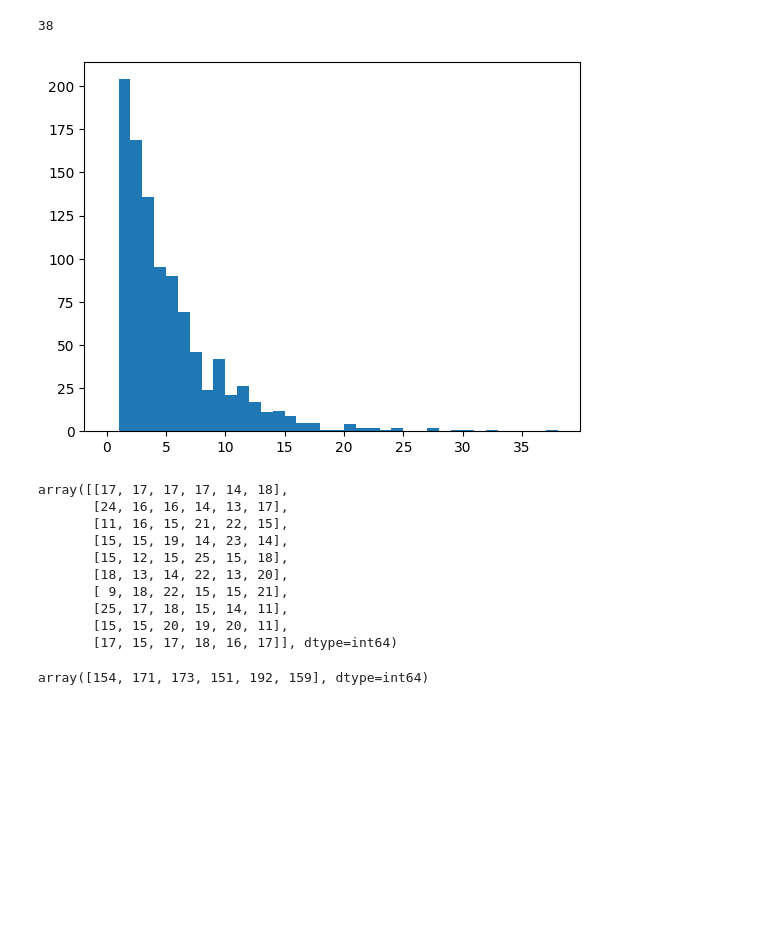
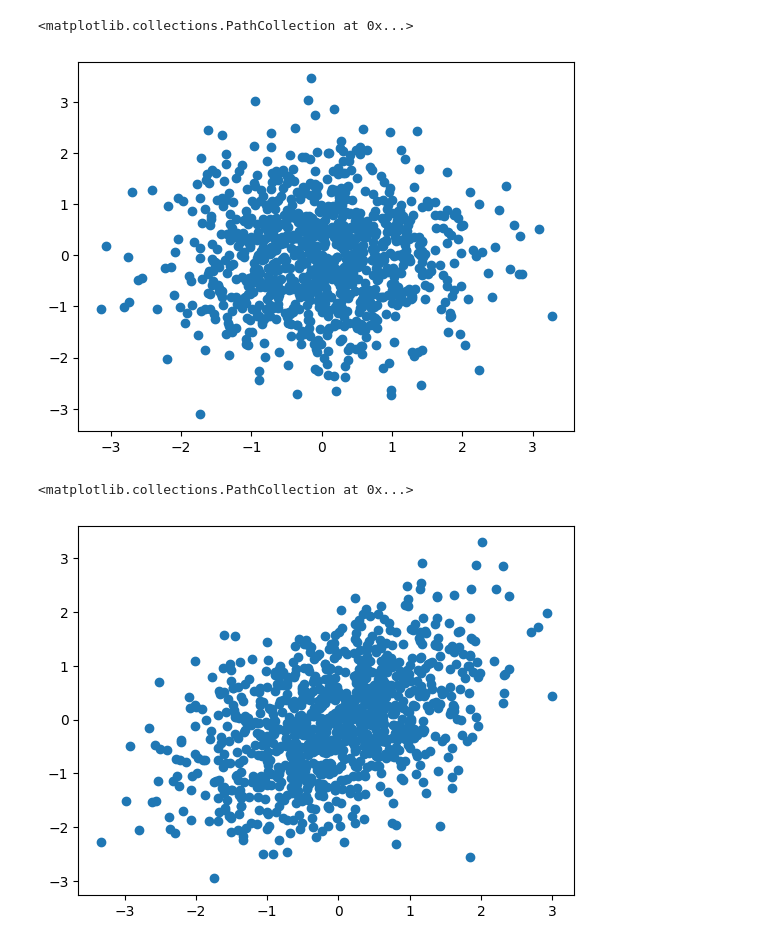
Before and after one commit to YoungWu559/CS320F23, a Jupyter notebook: CS320F23L43E2.ipynb, the cells around one changed output. Drawn from its saved outputs; the diff is of its cells as text; code cells hidden in the pictures; blank space fills up the shorter version.

```diff
--- a/CS320F23L43E2.ipynb
+++ b/CS320F23L43E2.ipynb
@@ -63,29 +31,14 @@ max(x)
-# %%
-# Simulate the first time a biased coin (0.2 probability heads) lands heads
-x = rng.geometric(0.2, 1000)
-plt.hist(x, range(max(x) + 1))
-max(x)
-# %% [output]
-38
-[figure, removed]
-# %%
-# Simulate a fair die with 6 faces
-x = rng.multinomial(100, [1/6] * 6, 10)
-x
-# %% [output]
-array([[17, 17, 17, 17, 14, 18],
-       [24, 16, 16, 14, 13, 17],
-       [11, 16, 15, 21, 22, 15],
-       [15, 15, 19, 14, 23, 14],
-       [15, 12, 15, 25, 15, 18],
-       [18, 13, 14, 22, 13, 20],
-       [ 9, 18, 22, 15, 15, 21],
-       [25, 17, 18, 15, 14, 11],
-       [15, 15, 20, 19, 20, 11],
-       [17, 15, 17, 18, 16, 17]], dtype=int64)
 # %%
-# Run all simulations, repeat only once
-x = rng.multinomial(1000, [1/6] * 6)
-x
+# Create two (independent) normal distributions
+x = rng.normal(0, 1, (1000, 2))
+plt.scatter(x[:, 0], x[:, 1])
 # %% [output]
-array([154, 171, 173, 151, 192, 159], dtype=int64)
+<matplotlib.collections.PathCollection at 0x...>
+[figure, added]
+# %%
+# Create two correlated normal distributions with a correlation of 0.5
+x = rng.multivariate_normal([0, 0], [[1, 0.5], [0.5, 1]], 1000)
+plt.scatter(x[:, 0], x[:, 1])
+# %% [output]
+<matplotlib.collections.PathCollection at 0x...>
+[figure, added]
```
Also changed, not shown: parts of 8 cells of this notebook.
